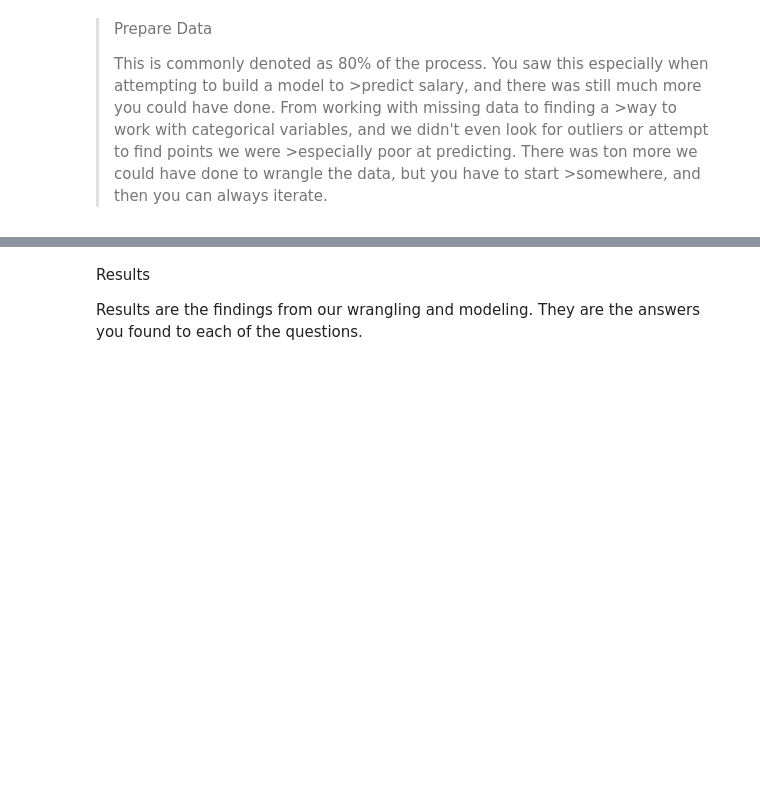
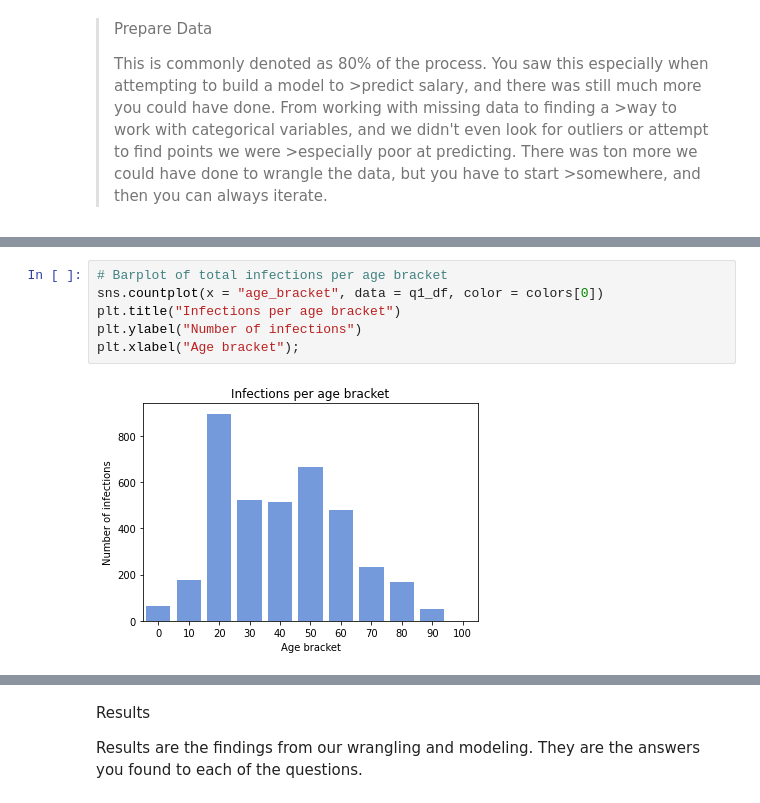
Before and after one commit to Jannis12324/korean_covid-19_patient_data_analysis, a Jupyter notebook: korean_covid-19_patients_data.ipynb, the cells around one changed output, grey strips where cells are left out. Cells and saved outputs as stored; diff of their text form; blank space fills up the shorter version.

```diff
--- a/korean_covid-19_patients_data.ipynb
+++ b/korean_covid-19_patients_data.ipynb
@@ -168,0 +298,8 @@ We were finally able to model the data, but we had some back and forth with step
+# %%
+# Barplot of total infections per age bracket
+sns.countplot(x = "age_bracket", data = q1_df, color = colors[0])
+plt.title("Infections per age bracket")
+plt.ylabel("Number of infections")
+plt.xlabel("Age bracket");
+# %% [output]
+[figure, added]
```
Also changed, not shown: parts of 37 cells of this notebook.
